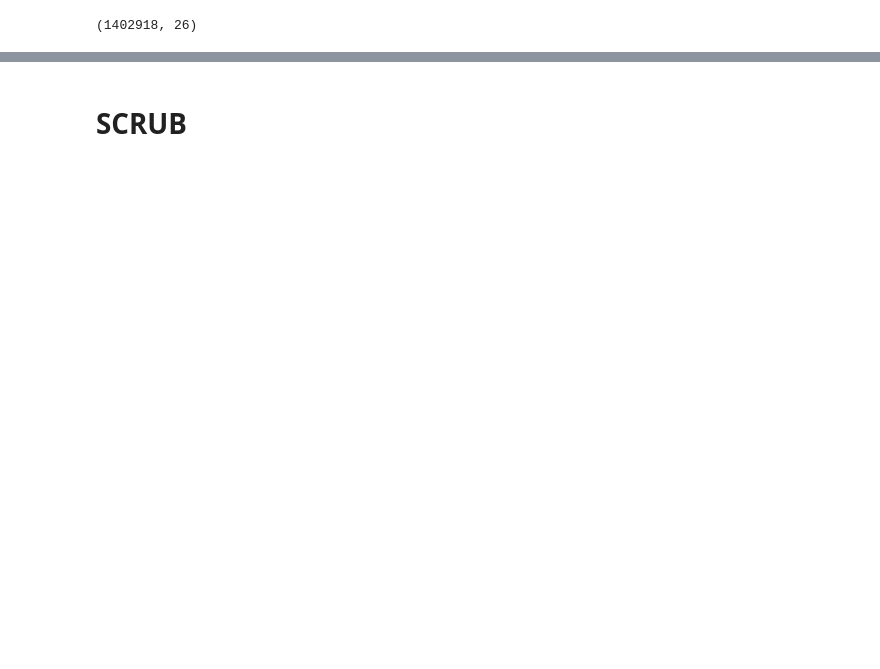
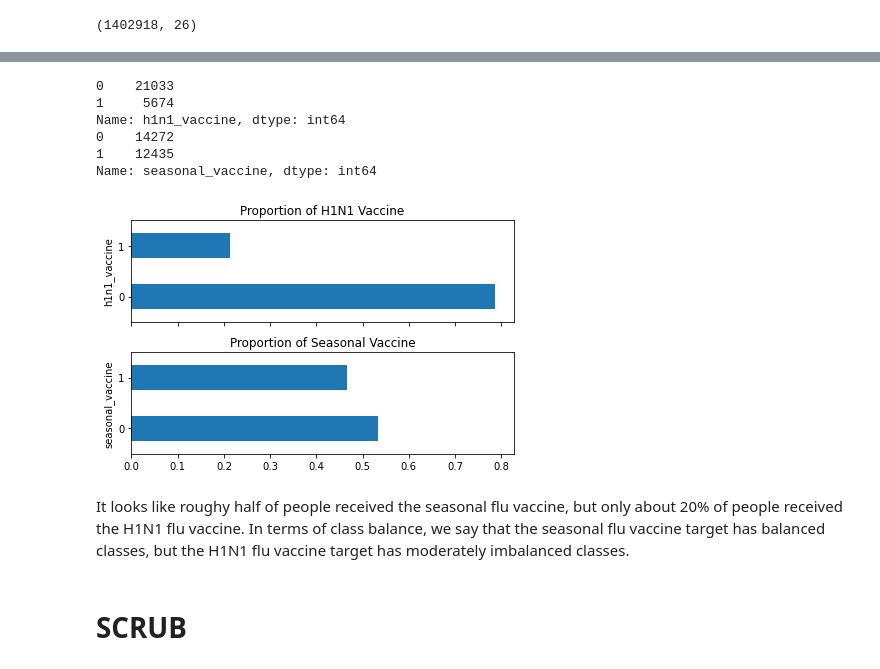
Before and after one commit to rcauvy/Flu_Shot_Learning, a Jupyter notebook: index.ipynb, the cells around one changed output, grey strips where cells are left out. Saved outputs shown, nothing was run; the diff lists cells and outputs as text; code cells hidden in the pictures; blank space fills up the shorter version.

```diff
--- a/index.ipynb
+++ b/index.ipynb
@@ -71,0 +166,3 @@ memory usage: 278.3+ MB
+# %%
+labels_df = pd.read_csv('data/training_set_labels.csv',index_col=0)
+labels_df
@@ -72,2 +184,36 @@ memory usage: 278.3+ MB
+# %%
+for col in list(labels_df.columns):
+    print(labels_df[col].value_counts())
+# %% [output]
+0    21033
+1     5674
+Name: h1n1_vaccine, dtype: int64
+0    14272
+1    12435
+Name: seasonal_vaccine, dtype: int64
+# %%
+fig, ax = plt.subplots(2, 1, sharex=True)
+
+n_obs = labels_df.shape[0]
+
+(labels_df['h1n1_vaccine']
+    .value_counts()
+    .div(n_obs)
+    .plot.barh(title="Proportion of H1N1 Vaccine", ax=ax[0])
+)
+ax[0].set_ylabel("h1n1_vaccine")
+
+(labels_df['seasonal_vaccine']
+    .value_counts()
+    .div(n_obs)
+    .plot.barh(title="Proportion of Seasonal Vaccine", ax=ax[1])
+)
+ax[1].set_ylabel("seasonal_vaccine")
+
+fig.tight_layout()
+# %% [output]
+[figure, added]
+# %% [markdown]
+It looks like roughy half of people received the seasonal flu vaccine, but only about 20% of people received the H1N1 flu vaccine. In terms of class balance, we say that the seasonal flu vaccine target has balanced classes, but the H1N1 flu vaccine target has moderately imbalanced classes.
 # %% [markdown]
 # SCRUB
```
Also changed, not shown: parts of 36 cells of this notebook, 6 other files.
